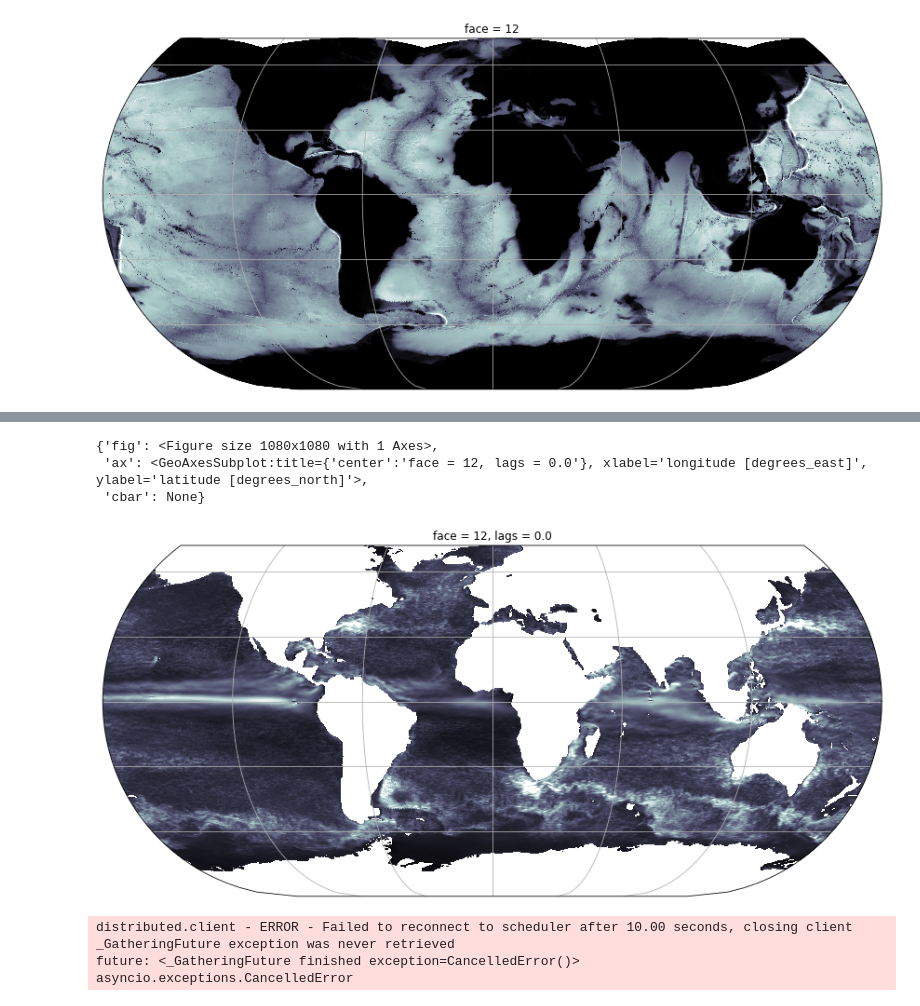
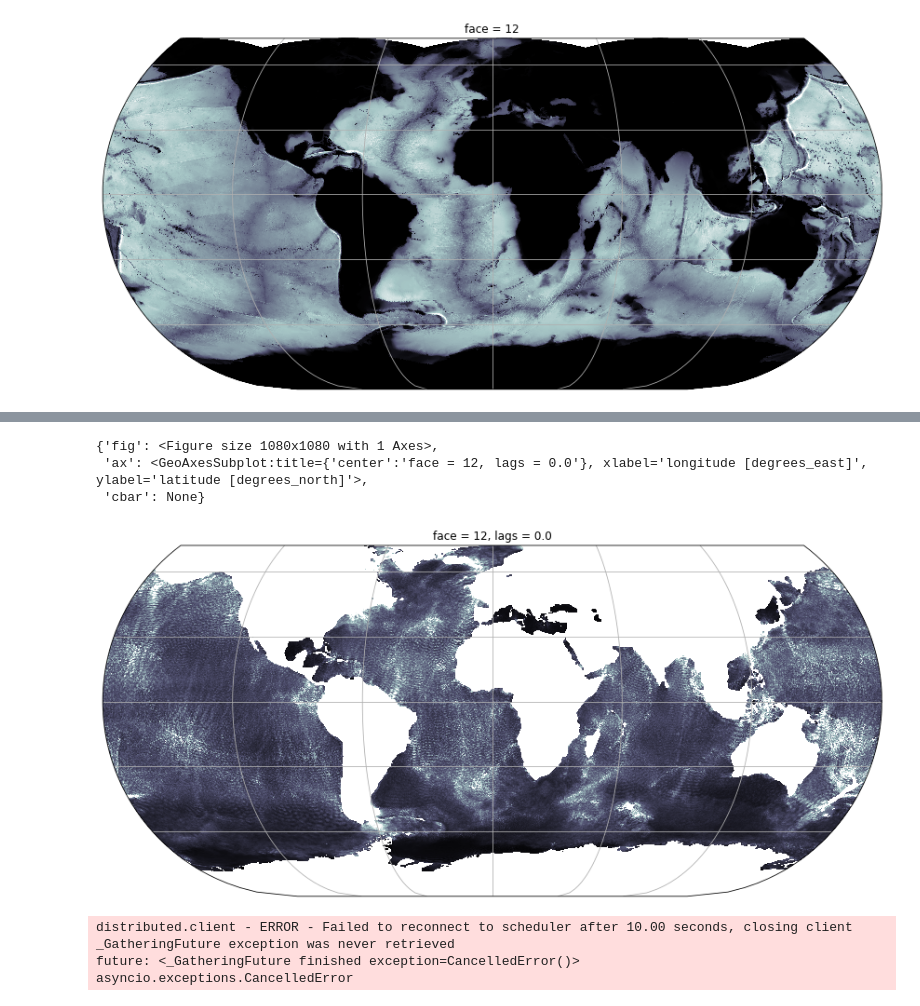
Before and after one commit to zcasparco/equinox_phd, a Jupyter notebook: dev/compute_Eulerian_autocovariance.ipynb, the cells around one changed output, grey strips where cells are left out. Cells and saved outputs as stored; diff of their text form; code cells hidden in the pictures.

Commit message:
SSV filtered

```diff
--- a/dev/compute_Eulerian_autocovariance.ipynb
+++ b/dev/compute_Eulerian_autocovariance.ipynb
@@ -156,7 +156,7 @@ sel = dict(i=slice(0,None,dij), j=slice(0,None,dij))#spatial subsampling
 # %%
 #Load demodulated field
 #ds = xr.open_zarr(ut.work_data_dir+'filtered_itide/SSU_filtered.zarr')
-ds = xr.open_zarr(ut.work_data_dir+'filtered_itide/SSU_low.zarr')
+ds = xr.open_zarr(ut.work_data_dir+'filtered_itide/SSV_filtered.zarr')
 grd = xr.open_zarr(ut.work_data_dir+'rechunked/SSU_rot.zarr')[['XC','YC','Depth']]
 #ut.load_grd()[['XC', 'YC', 'Depth']]#.persist()
 # %% [output]
@@ -258,17 +196,17 @@ def wrap_wrap(ds):
     """
     T = 80
     dt = 3/24
-#    _u = ds.SSU_rot_demodulated
-    _u = ds.SSU_rot_hat-ds.SSU_rot_hat.mean('time')
+    _u = ds.SSV_rot_demodulated
+#    _u = ds.SSU_rot_hat-ds.SSU_rot_hat.mean('time')
     lags = np.arange(0,T//2+dt,dt)[:T//2*24+1]#[::dit]
     Crr= wrap_correlate(np.real(_u), np.real(_u),dt,lags=lags,roll=True,detrend=False, Nr=int(T/dt))#.persist()
-#    Cri= wrap_correlate(np.real(_u), np.imag(_u),dt,lags=lags,roll=True,detrend=False, Nr=int(T/dt))#.persist()
-    ds_out = Crr.to_dataset()
-    #xr.merge([Crr.rename('Crr'),Cri.rename('Cri')])
+    Cri= wrap_correlate(np.real(_u), np.imag(_u),dt,lags=lags,roll=True,detrend=False, Nr=int(T/dt))#.persist()
+#    ds_out = Crr.to_dataset()
+    ds_out = xr.merge([Crr.rename('Crr'),Cri.rename('Cri')])
 #ds_out = ds_out.assign_coords({'XC':ds.XC,'YC':ds.YC})
 #    ds_out = ds_out.chunk({'i':1080//4,'j':1080//4,'lags':-1})
 #    ds_out = ds_out._reset_chunk_encoding()
-    return ds_out[['correlation']]#.drop(['lon','lat','XC','YC'])
+    return ds_out#[['correlation']]#.drop(['lon','lat','XC','YC'])
 # %%
 ds = xr.concat([xr.open_zarr(ut.work_data_dir+'filtered_itide/SSU_autocov.zarr_%s'%i
                            ) for i in np.arange(0,13)],dim='face')
@@ -284,7 +222,7 @@ import os
 ds_out,zarr = ut.custom_distribute(dsi,
                                 wrap_wrap,
                                 overwrite=True,
-                                suffix="SSU_low_autocov.zarr",
+                                suffix="SSV_autocov.zarr",
                                 tmp_dir=os.path.join(ut.root_data_dir, "filtered_itide"),
                                 append=True,
 #                            op_kwargs=dict(v=v,
@@ -320,14 +263,14 @@ Attributes: (0)
 ds_out = ds_out.assign_coords({'XC':grd.XC.sel(**sel),'YC':grd.YC.sel(**sel)})
 #ds_out['YC'] = grd.YC.isel(face=slice(0,2))
 # %%
-pl.plot_pretty(np.sqrt(ds_out.correlation.isel(lags=0)),
-                   infer_intervals=True,land=False,cmap='bone',vmax=0.5,colorbar=False
+pl.plot_pretty(np.sqrt(ds_out.Crr.isel(lags=0)),
+                   infer_intervals=True,land=False,cmap='bone',vmax=0.1,colorbar=False
                   )
 # %% [output]
 {'fig': <Figure size 1080x1080 with 1 Axes>,
  'ax': <GeoAxesSubplot:title={'center':'face = 12, lags = 0.0'}, xlabel='longitude [degrees_east]', ylabel='latitude [degrees_north]'>,
  'cbar': None}
-[figure, old version]
+[figure, new version]
 # %%
 #client.restart()
 #
```
Also changed, not shown: parts of 6 cells of this notebook, 2 other files.
